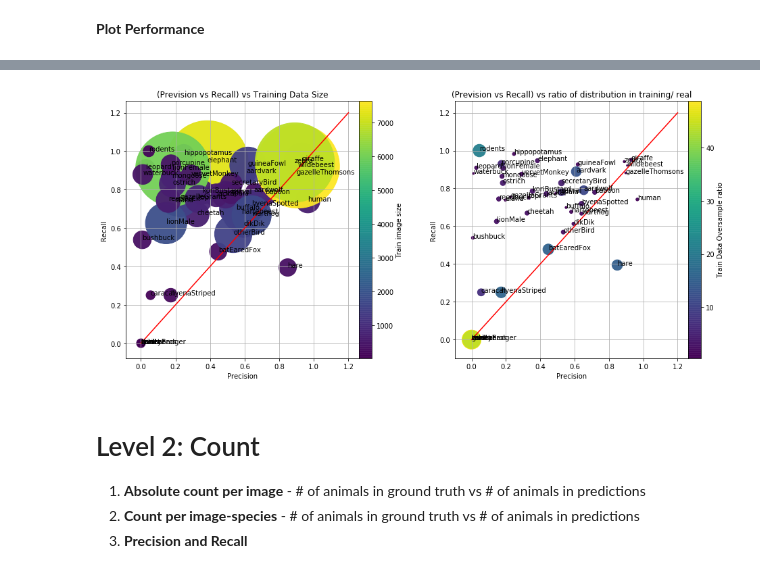
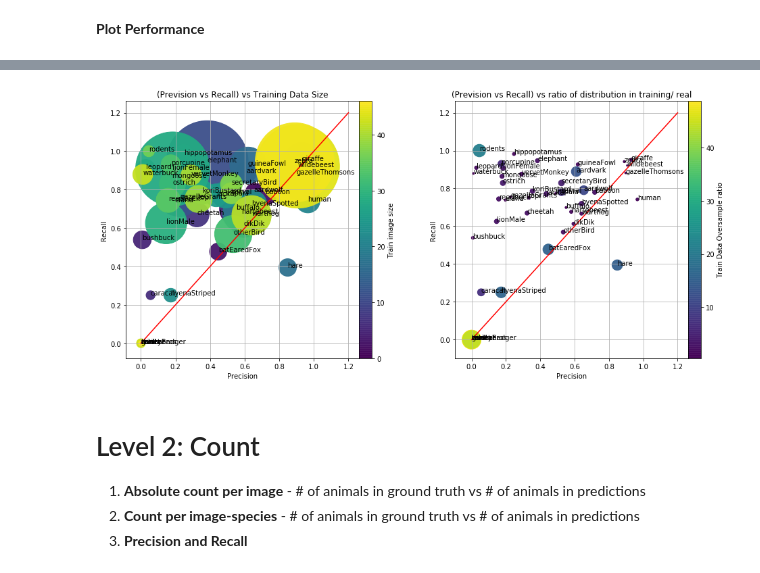
Before and after one commit to Manish-rai21bit/camera-trap-detection, a Jupyter notebook: EDA_and_ModelEvaluation/Evaluations_for_species_detection.ipynb, the cells around one changed output, grey strips where cells are left out. Cells and saved outputs as stored; diff of their text form; code cells hidden in the pictures.

```diff
--- a/EDA_and_ModelEvaluation/Evaluations_for_species_detection.ipynb
+++ b/EDA_and_ModelEvaluation/Evaluations_for_species_detection.ipynb
@@ -29,9 +29,3 @@ import numpy as np
 import sklearn.metrics as metric
 import matplotlib.pyplot as plt
 from sklearn.utils.multiclass import unique_labels
-# %%
-# Working with the older dataset for building this
-filepath = "/home/ubuntu/data/tensorflow/my_workspace/training_demo/Predictions/pred_snapshot_serengeti_s10/round0/Post_procession_of_infer_detection/pred_groundtruth_consolidate_msi_test_image_list_s10-00000-of-00100.csv"
-df_pred_gt_consolidated = pd.read_csv(filepath)
-df_pred_gt_consolidated = df_pred_gt_consolidated.fillna(0)
-df_pred_gt_consolidated.tail()
@@ -443,7 +450,7 @@ y = df_vis['Recall']
 fig, (ax1, ax2) = plt.subplots(figsize=(16, 7), ncols=2)
 #######################################
 # Plot for precision vs recall for training data size
-im1 = ax1.scatter(x, y, c=df_vis['Training_Data_Size'],\
+im1 = ax1.scatter(x, y, c=df_vis.index,\
             s=2*df_vis['Training_Data_Size'], alpha=0.95)
 
 for i, txt in enumerate(df_vis['Species']):
@@ -452,37 +459,36 @@ ax1.set_title('(Prevision vs Recall) vs Training Data Size')
 ax1.set_xlabel('Precision')
 ax1.set_ylabel('Recall')
 
-# fig.colorbar(im1)
 cbar1 = fig.colorbar(im1, ax=ax1, pad=0)
 cbar1.set_label('Train image size')
 
 ax1.grid()
 ax1.plot([0, 1.2], [0, 1.2], 'r-')
 
 
 #######################################
 # Plot of Precision vs recall for oversampling ratio
 im2 = ax2.scatter(x, y, c=df_vis['GT_TD_diff'],\
             s=16*df_vis['GT_TD_diff'], alpha=0.95)
 
 for i, txt in enumerate(df_vis['Species']):
     ax2.annotate(txt, (x[i], y[i]))
 ax2.set_title('(Prevision vs Recall) vs ratio of distribution in training/ real')
 ax2.set_xlabel('Precision')
 ax2.set_ylabel('Recall')
 
 # fig.colorbar(im2)
 cbar2 = fig.colorbar(im2, ax=ax2, pad=0)
 cbar2.set_label('Train Data Oversample ratio')
 
 
 ax2.grid()
 ax2.plot([0, 1.2], [0, 1.2], 'r-')
 
 # Save the figure to the disk
 fig.savefig('./Dashboard/Precision_Recall_{0}.jpg'.format(round_number))
 # %% [output]
-[figure, old version]
+[figure, new version]
 # %%
 species_level_performance_binary_df.to_csv('{0}_SS_s10_performance_level_1b.csv'.format(round_number), index=False)
 # %% [markdown]
```
Also changed, not shown: parts of 5 cells of this notebook.
